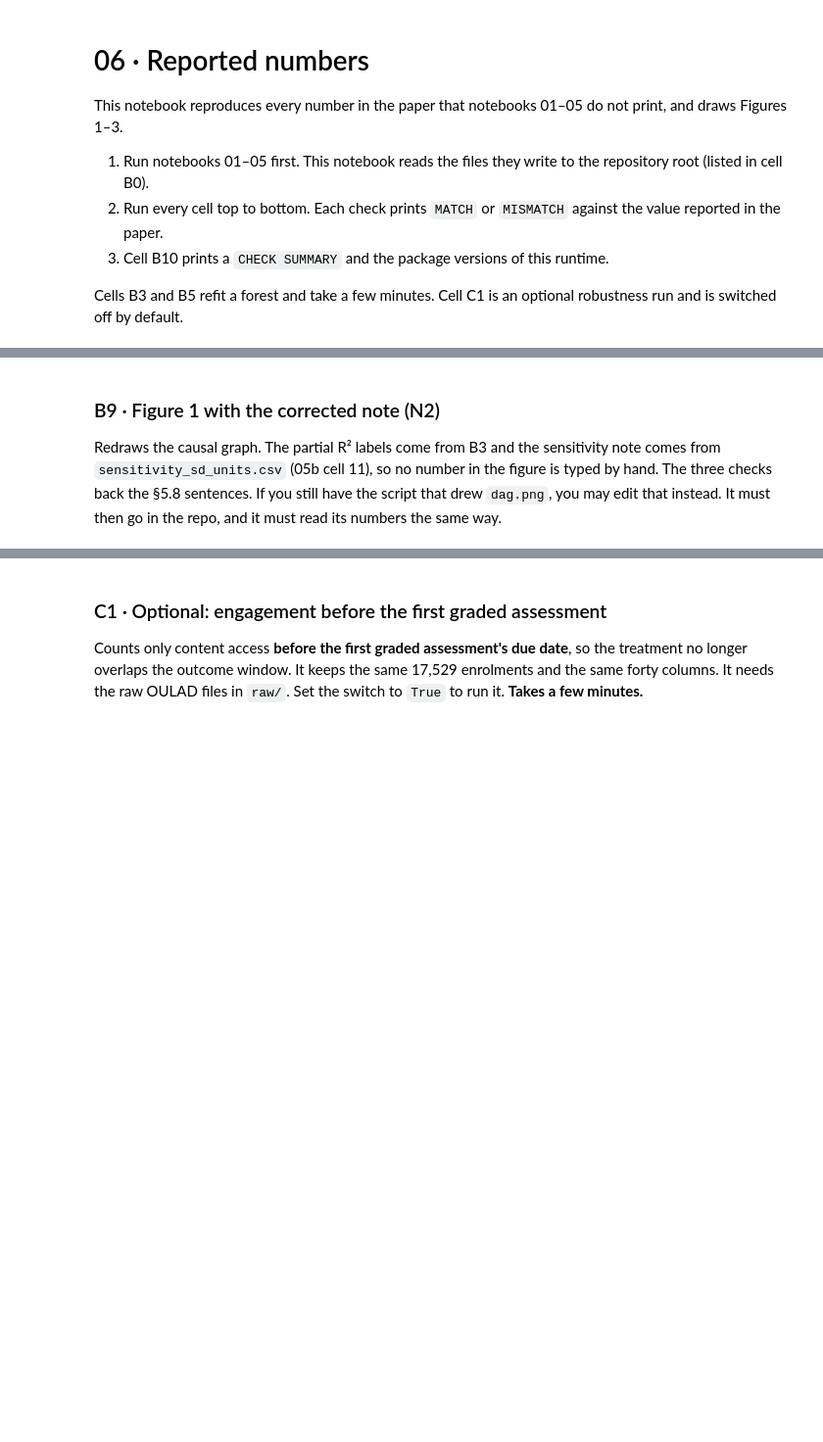
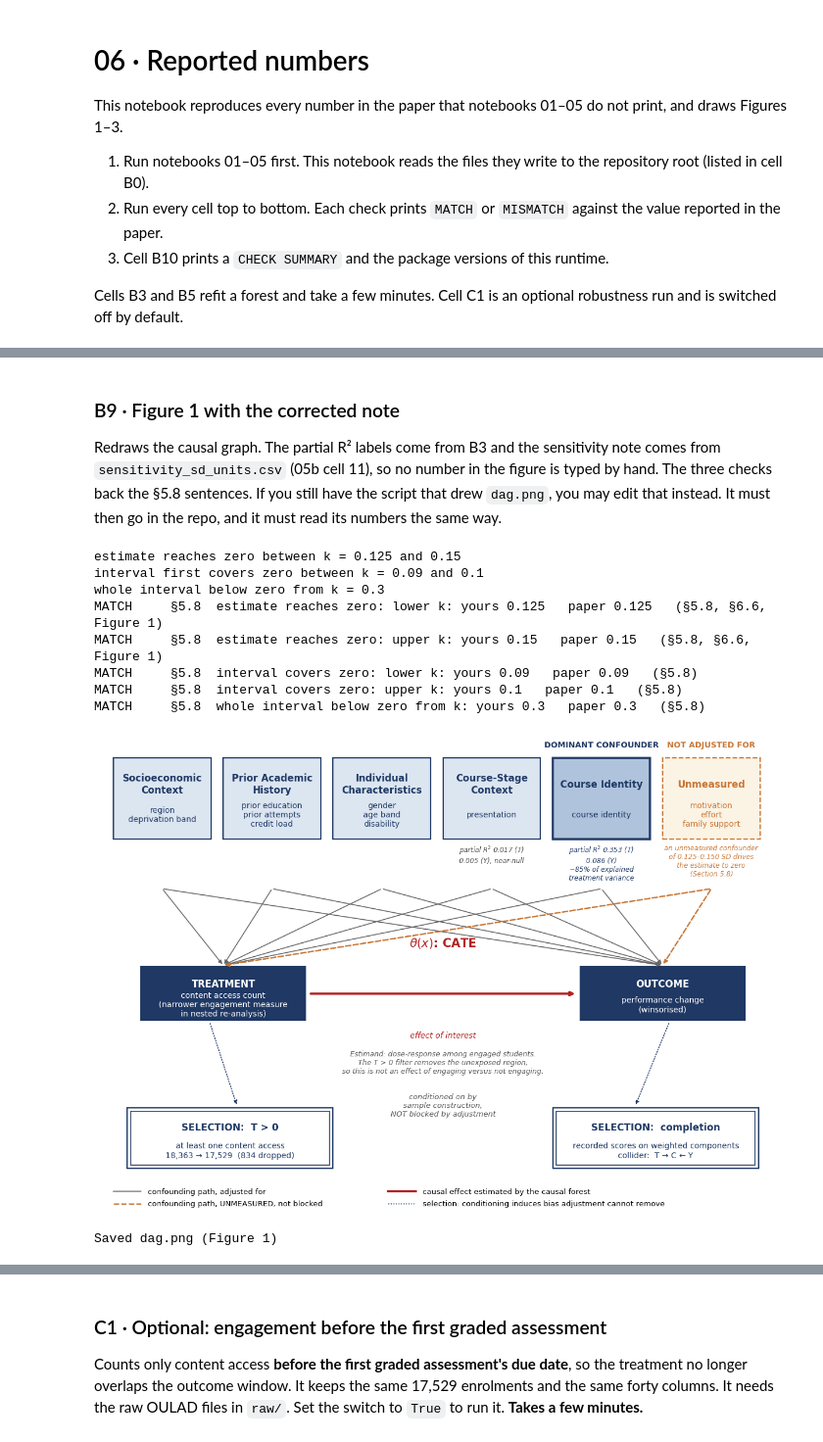
Before and after one commit to cuasalanonymous-commits/CausalMedia, a Jupyter notebook: 06_verification/06_reported_numbers.ipynb, the cells around one changed output, grey strips where cells are left out. Shown at 98% size. Cells and saved outputs as stored; diff of their text form; code cells hidden in the pictures; blank space fills up the shorter version.

```diff
--- a/06_verification/06_reported_numbers.ipynb
+++ b/06_verification/06_reported_numbers.ipynb
@@ -336,5 +428,5 @@ print('Saved figure2_baseline_progression.png and figure3_logo_transportability.
 # %% [markdown]
-### B9 · Figure 1 with the corrected note (N2)
+### B9 · Figure 1 with the corrected note
 Redraws the causal graph. The partial R² labels come from B3 and the sensitivity note comes from `sensitivity_sd_units.csv` (05b cell 11), so no number in the figure is typed by hand. The three checks back the §5.8 sentences. If you still have the script that drew `dag.png`, you may edit that instead. It must then go in the repo, and it must read its numbers the same way.
 # %%
 from matplotlib.patches import FancyBboxPatch
@@ -352,11 +444,11 @@ ci_band = (last_k_before(k_ci0), k_ci0)
 print(f'estimate reaches zero between k = {est_band[0]} and {est_band[1]}')
 print(f'interval first covers zero between k = {ci_band[0]} and {ci_band[1]}')
 print(f'whole interval below zero from k = {k_all_below}')
-check('N2', 'estimate reaches zero: lower k', est_band[0], 0.125, 1e-9, '§5.8, §6.6, Figure 1')
-check('N2', 'estimate reaches zero: upper k', est_band[1], 0.150, 1e-9, '§5.8, §6.6, Figure 1')
-check('N2', 'interval covers zero: lower k', ci_band[0], 0.090, 1e-9, '§5.8')
-check('N2', 'interval covers zero: upper k', ci_band[1], 0.100, 1e-9, '§5.8')
-check('N2', 'whole interval below zero from k', k_all_below, 0.300, 1e-9, '§5.8')
+check('§5.8', 'estimate reaches zero: lower k', est_band[0], 0.125, 1e-9, '§5.8, §6.6, Figure 1')
+check('§5.8', 'estimate reaches zero: upper k', est_band[1], 0.150, 1e-9, '§5.8, §6.6, Figure 1')
+check('§5.8', 'interval covers zero: lower k', ci_band[0], 0.090, 1e-9, '§5.8')
+check('§5.8', 'interval covers zero: upper k', ci_band[1], 0.100, 1e-9, '§5.8')
+check('§5.8', 'whole interval below zero from k', k_all_below, 0.300, 1e-9, '§5.8')
 
 P = lambda b, t: g(b, t, 'partial_R2')
 share_T = g('Course identity', 'T', 'share_drop')
@@ -394,30 +486,41 @@ ax.text(xs[4] + W / 2, 54.2, f"partial R$^2$ {P('Course identity', 'T'):.3f} (T)
 ax.text(xs[5] + W / 2, 54.2, f"an unmeasured confounder\nof {est_band[0]:.3f}–{est_band[1]:.3f} SD drives\nthe estimate to zero\n(Section 5.8)",
         ha='center', va='top', fontsize=8.5, style='italic', color='#C87533')
 
 TX, TY, OX, OY = 18, 36, 82, 36
 box(6, 28, 24, 8, 'TREATMENT', 'content access count\n(narrower engagement measure\nin nested re-analysis)', fc=NAVY, tc='white')
 box(70, 28, 24, 8, 'OUTCOME', 'performance change\n(winsorised)', fc=NAVY, tc='white')
 for i in range(6):
     sx = xs[i] + W / 2
     style = dict(arrowstyle='-|>', color='#C87533', lw=1.8, ls='--') if i == 5 else dict(arrowstyle='-|>', color='#666666', lw=1.2)
     for tx in (TX, OX):
         ax.annotate('', xy=(tx, TY + 0.2), xytext=(sx, 47.6), arrowprops=style)
 ax.annotate('', xy=(69.5, 32), xytext=(30.5, 32), arrowprops=dict(arrowstyle='-|>', color=RED, lw=3))
 ax.text(50, 39, r'$\theta(x)$: CATE', ha='center', fontsize=15, fontweight='bold', color=RED)
 ax.text(50, 25.5, 'effect of interest', ha='center', fontsize=10, style='italic', color=RED)
 
 box(4, 6, 30, 9, 'SELECTION:  T > 0', 'at least one content access\n18,363 → 17,529  (834 dropped)', fc='white', double=True)
 box(66, 6, 30, 9, 'SELECTION:  completion', 'recorded scores on weighted components\ncollider:  T → C ← Y', fc='white', double=True)
 ax.annotate('', xy=(20, 15.3), xytext=(16, 27.8), arrowprops=dict(arrowstyle='-|>', color=NAVY, lw=1.2, ls=':'))
 ax.annotate('', xy=(78, 15.3), xytext=(83, 27.8), arrowprops=dict(arrowstyle='-|>', color=NAVY, lw=1.2, ls=':'))
 ax.text(50, 17.2, 'conditioned on by\nsample construction,\nNOT blocked by adjustment', ha='center', va='top', fontsize=9.5, style='italic', color='#555555')
 ax.plot([2, 6], [2.6, 2.6], color='#666666', lw=1.2); ax.text(7, 2.6, 'confounding path, adjusted for', va='center', fontsize=9.5)
 ax.plot([2, 6], [0.8, 0.8], color='#C87533', lw=1.8, ls='--'); ax.text(7, 0.8, 'confounding path, UNMEASURED, not blocked', va='center', fontsize=9.5)
 ax.plot([42, 46], [2.6, 2.6], color=RED, lw=3); ax.text(47, 2.6, 'causal effect estimated by the causal forest', va='center', fontsize=9.5)
 ax.plot([42, 46], [0.8, 0.8], color=NAVY, lw=1.2, ls=':'); ax.text(47, 0.8, 'selection: conditioning induces bias adjustment cannot remove', va='center', fontsize=9.5)
 ax.text(50, 23.6, 'Estimand: dose-response among engaged students.\nThe T > 0 filter removes the unexposed region,\nso this is not an effect of engaging versus not engaging.',
         ha='center', va='top', fontsize=9, style='italic', color='#555555')
 fig.savefig(f'{BASE}/03_causal_structure/dag.png' if os.path.isdir(f'{BASE}/03_causal_structure') else f'{BASE}/dag.png',
             dpi=200, bbox_inches='tight')
 plt.show()
 print('Saved dag.png (Figure 1)')
+# %% [output]
+estimate reaches zero between k = 0.125 and 0.15
+interval first covers zero between k = 0.09 and 0.1
+whole interval below zero from k = 0.3
+MATCH     §5.8  estimate reaches zero: lower k: yours 0.125   paper 0.125   (§5.8, §6.6, Figure 1)
+MATCH     §5.8  estimate reaches zero: upper k: yours 0.15   paper 0.15   (§5.8, §6.6, Figure 1)
+MATCH     §5.8  interval covers zero: lower k: yours 0.09   paper 0.09   (§5.8)
+MATCH     §5.8  interval covers zero: upper k: yours 0.1   paper 0.1   (§5.8)
+MATCH     §5.8  whole interval below zero from k: yours 0.3   paper 0.3   (§5.8)
+[figure, added]
+Saved dag.png (Figure 1)
```
Also changed, not shown: parts of 24 cells of this notebook, 1 other file.
